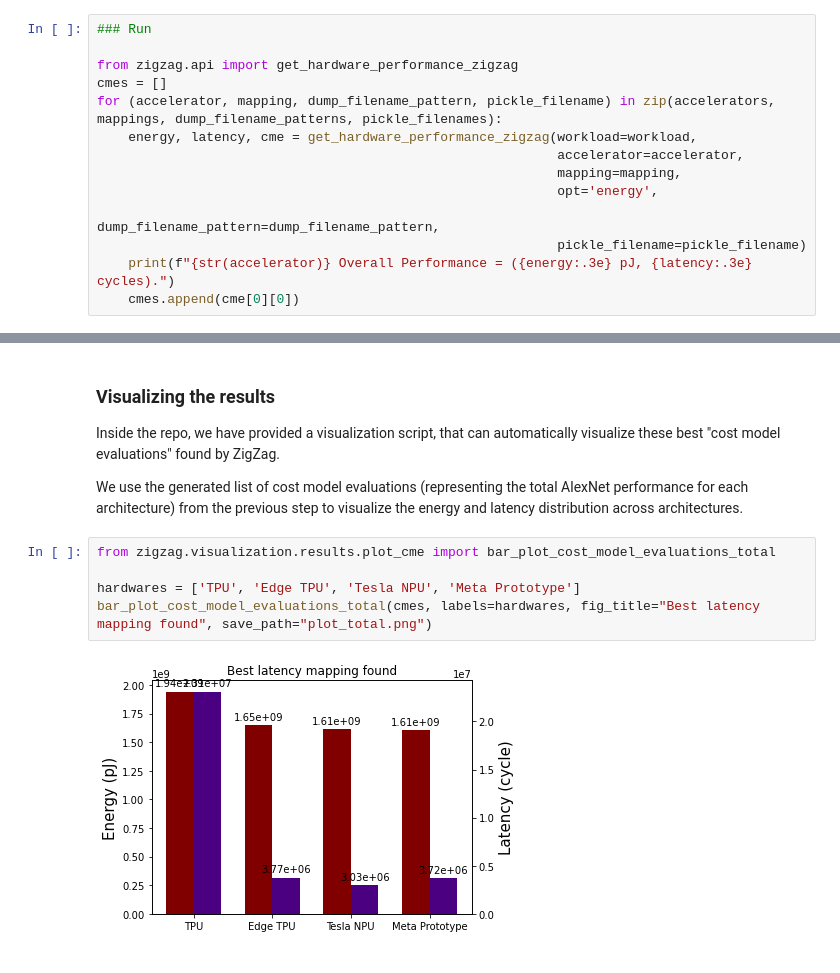
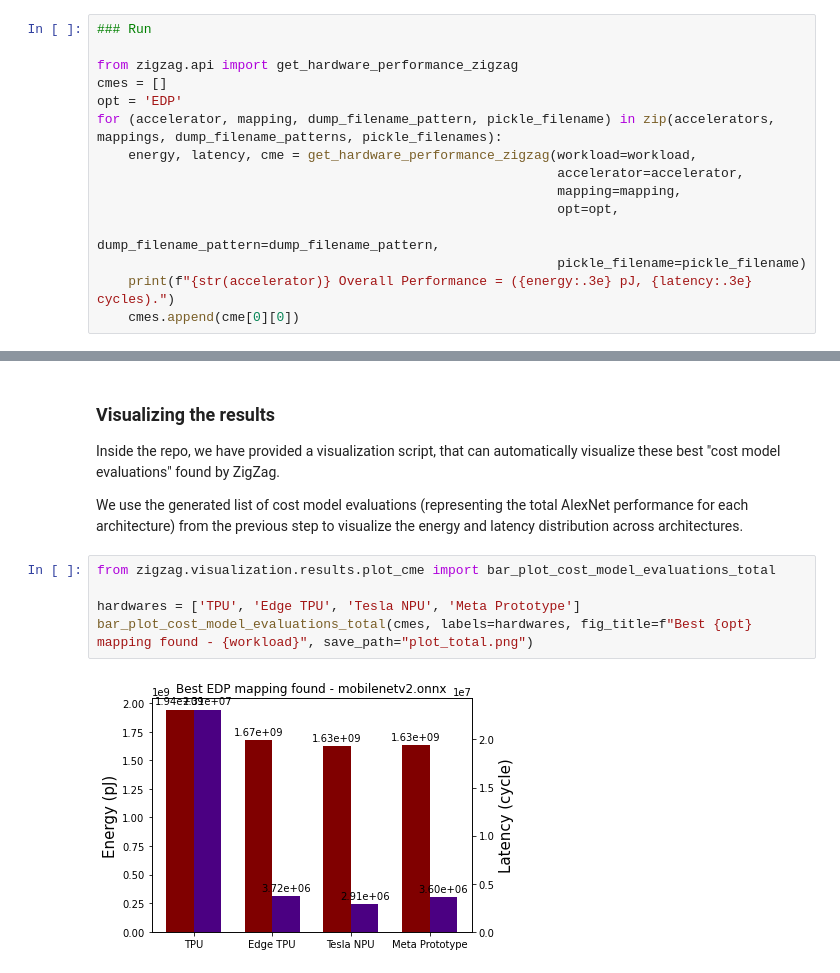
Before and after one commit to KULeuven-MICAS/zigzag-demo, a Jupyter notebook: Demo2.ipynb, the cells around one changed output, grey strips where cells are left out. Saved outputs shown, nothing was run; the diff lists cells and outputs as text.

Commit message:
fix a typo in Demo2 plot

```diff
--- a/Demo2.ipynb
+++ b/Demo2.ipynb
@@ -46,11 +46,12 @@ pickle_filenames = [f"outputs/Arch_Compare-TPU-{model}-saved_list_of_cmes.pickle
 
 from zigzag.api import get_hardware_performance_zigzag
 cmes = []
+opt = 'EDP'
 for (accelerator, mapping, dump_filename_pattern, pickle_filename) in zip(accelerators, mappings, dump_filename_patterns, pickle_filenames):
     energy, latency, cme = get_hardware_performance_zigzag(workload=workload,
                                                            accelerator=accelerator,
                                                            mapping=mapping,
-                                                           opt='energy',
+                                                           opt=opt,
                                                            dump_filename_pattern=dump_filename_pattern,
                                                            pickle_filename=pickle_filename)
     print(f"{str(accelerator)} Overall Performance = ({energy:.3e} pJ, {latency:.3e} cycles).")
@@ -136,7 +137,7 @@ We use the generated list of cost model evaluations (representing the total Alex
 # %%
 from zigzag.visualization.results.plot_cme import bar_plot_cost_model_evaluations_total
 
 hardwares = ['TPU', 'Edge TPU', 'Tesla NPU', 'Meta Prototype']
-bar_plot_cost_model_evaluations_total(cmes, labels=hardwares, fig_title="Best latency mapping found", save_path="plot_total.png")
+bar_plot_cost_model_evaluations_total(cmes, labels=hardwares, fig_title=f"Best {opt} mapping found - {workload}", save_path="plot_total.png")
 # %% [output]
-[figure, old version]
+[figure, new version]
```
Also changed, not shown: parts of 1 cell of this notebook, 1 other file.
